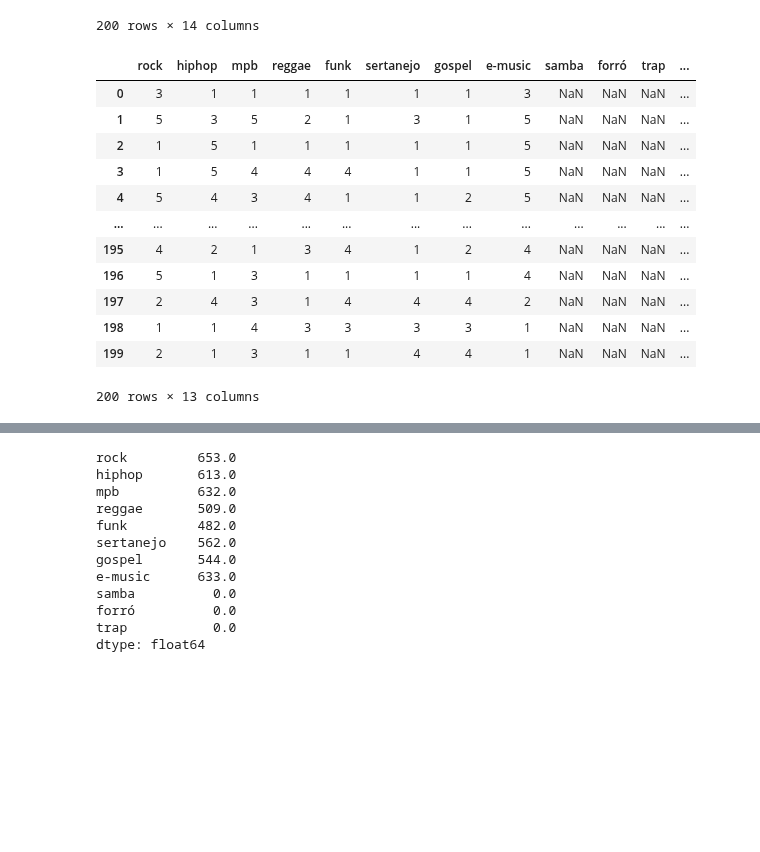
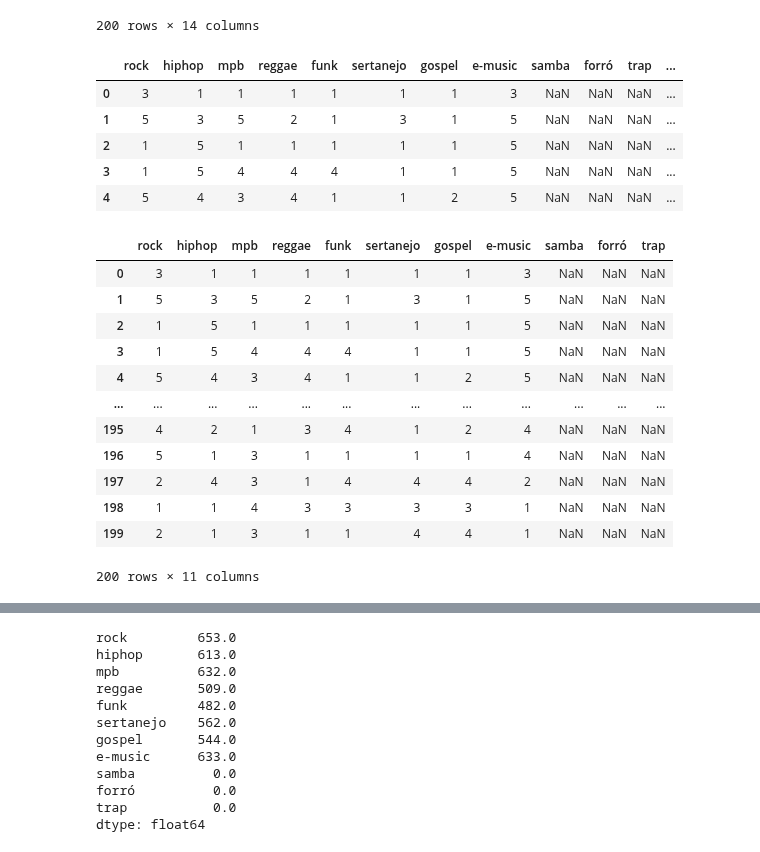
Before and after one commit to maclausk/python-ia-senai-df, a Jupyter notebook: 22082024.ipynb, the cells around one changed output, grey strips where cells are left out. Cells and saved outputs as stored; diff of their text form; code cells hidden in the pictures; blank space fills up the shorter version.

```diff
--- a/22082024.ipynb
+++ b/22082024.ipynb
@@ -106,23 +101,33 @@ df_pm2
 | 199 | 22/08/2024 10:00:35 | 2 | 1 | 3 | 1 | 1 | 4 | 4 | 1 | NaN | NaN | ... |
 200 rows × 14 columns
 # %%
-# Removendo a coluna 'datahora', vinculado o resultado a um novo dataframe 'pesquisa_musical' e exibindo as primeiras linhas do novo dataframe
-pesquisa_musical = df_pm2.drop(columns=['datahora'])
-pesquisa_musical
+# Removendo a coluna 'datahora' e atualizando o DataFrame
+df_pm2 = df_pm2.drop(columns=['datahora'])
+
+# Exibindo as primeiras linhas do novo DataFrame
+df_pm2.head()
 # %% [output]
 |  | rock | hiphop | mpb | reggae | funk | sertanejo | gospel | e-music | samba | forró | trap | ... |
 | 0 | 3 | 1 | 1 | 1 | 1 | 1 | 1 | 3 | NaN | NaN | NaN | ... |
 | 1 | 5 | 3 | 5 | 2 | 1 | 3 | 1 | 5 | NaN | NaN | NaN | ... |
 | 2 | 1 | 5 | 1 | 1 | 1 | 1 | 1 | 5 | NaN | NaN | NaN | ... |
 | 3 | 1 | 5 | 4 | 4 | 4 | 1 | 1 | 5 | NaN | NaN | NaN | ... |
 | 4 | 5 | 4 | 3 | 4 | 1 | 1 | 2 | 5 | NaN | NaN | NaN | ... |
-| ... | ... | ... | ... | ... | ... | ... | ... | ... | ... | ... | ... | ... |
-| 195 | 4 | 2 | 1 | 3 | 4 | 1 | 2 | 4 | NaN | NaN | NaN | ... |
-| 196 | 5 | 1 | 3 | 1 | 1 | 1 | 1 | 4 | NaN | NaN | NaN | ... |
-| 197 | 2 | 4 | 3 | 1 | 4 | 4 | 4 | 2 | NaN | NaN | NaN | ... |
-| 198 | 1 | 1 | 4 | 3 | 3 | 3 | 3 | 1 | NaN | NaN | NaN | ... |
-| 199 | 2 | 1 | 3 | 1 | 1 | 4 | 4 | 1 | NaN | NaN | NaN | ... |
-200 rows × 13 columns
 # %%
-# Criar um Dataframe apenas para os estilos musicais
+# Criar um Dataframe para apresentar os estilos musicais
 df_estilos = df_pm2[['rock','hiphop','mpb','reggae','funk','sertanejo','gospel','e-music','samba','forró','trap']]
+df_estilos
+# %% [output]
+|  | rock | hiphop | mpb | reggae | funk | sertanejo | gospel | e-music | samba | forró | trap |
+| 0 | 3 | 1 | 1 | 1 | 1 | 1 | 1 | 3 | NaN | NaN | NaN |
+| 1 | 5 | 3 | 5 | 2 | 1 | 3 | 1 | 5 | NaN | NaN | NaN |
+| 2 | 1 | 5 | 1 | 1 | 1 | 1 | 1 | 5 | NaN | NaN | NaN |
+| 3 | 1 | 5 | 4 | 4 | 4 | 1 | 1 | 5 | NaN | NaN | NaN |
+| 4 | 5 | 4 | 3 | 4 | 1 | 1 | 2 | 5 | NaN | NaN | NaN |
+| ... | ... | ... | ... | ... | ... | ... | ... | ... | ... | ... | ... |
+| 195 | 4 | 2 | 1 | 3 | 4 | 1 | 2 | 4 | NaN | NaN | NaN |
+| 196 | 5 | 1 | 3 | 1 | 1 | 1 | 1 | 4 | NaN | NaN | NaN |
+| 197 | 2 | 4 | 3 | 1 | 4 | 4 | 4 | 2 | NaN | NaN | NaN |
+| 198 | 1 | 1 | 4 | 3 | 3 | 3 | 3 | 1 | NaN | NaN | NaN |
+| 199 | 2 | 1 | 3 | 1 | 1 | 4 | 4 | 1 | NaN | NaN | NaN |
+200 rows × 11 columns
```
Also changed, not shown: parts of 29 cells of this notebook, 6 other files.
